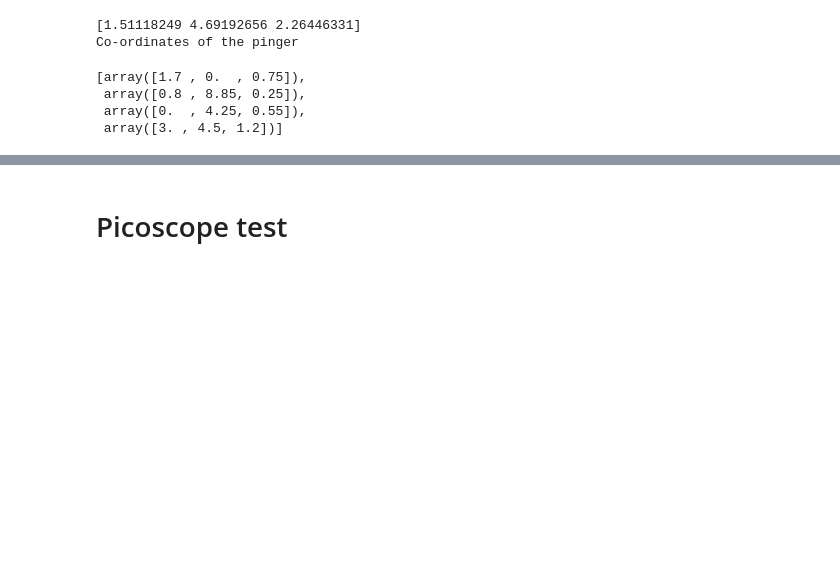
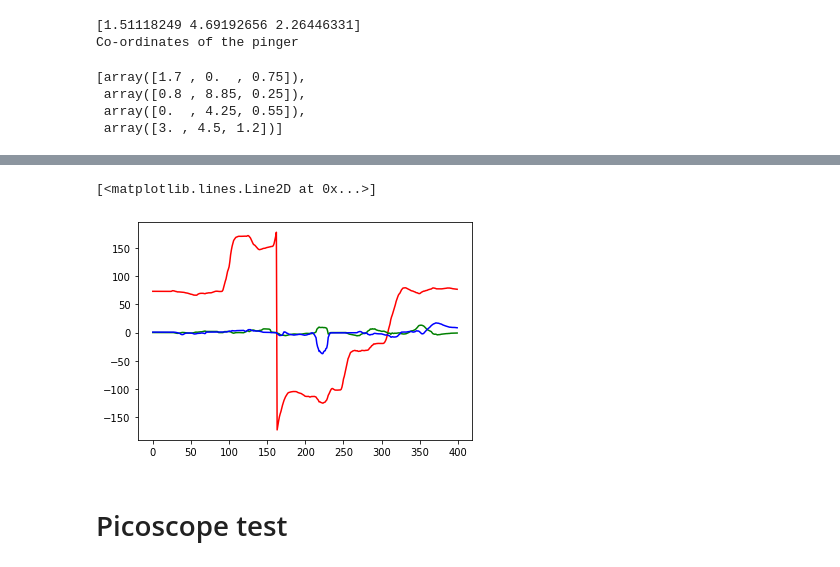
Before and after one commit to surajRathi/positioning_system, a Jupyter notebook: simple_tests.ipynb, the cells around one changed output, grey strips where cells are left out. Drawn from its saved outputs; the diff is of its cells as text; code cells hidden in the pictures; blank space fills up the shorter version.

```diff
--- a/simple_tests.ipynb
+++ b/simple_tests.ipynb
@@ -106,3 +125,10 @@ stations
+# %%
+plt.plot(data[:, 0], color='r')
+plt.plot(data[:, 1], color='g')
+plt.plot(data[:, 2], color='b')
+# %% [output]
+[<matplotlib.lines.Line2D at 0x...>]
+[figure, added]
 # %% [markdown]
 # Picoscope test
 # %%
```
Also changed, not shown: parts of 6 cells of this notebook.
